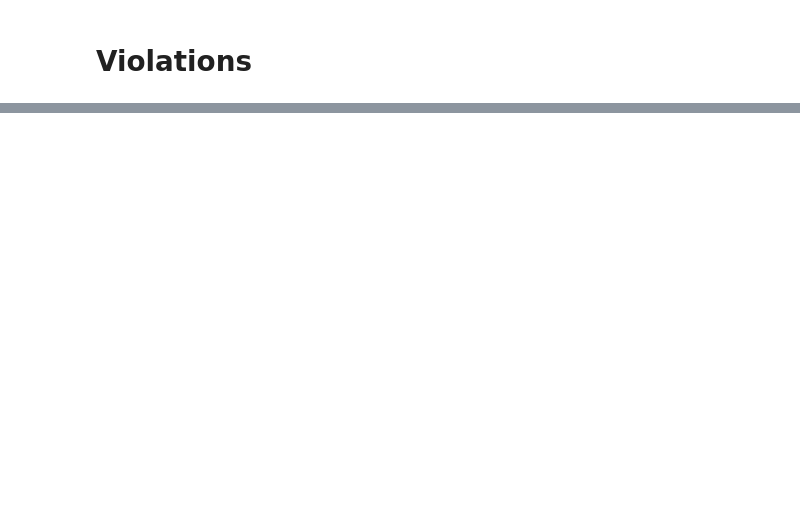
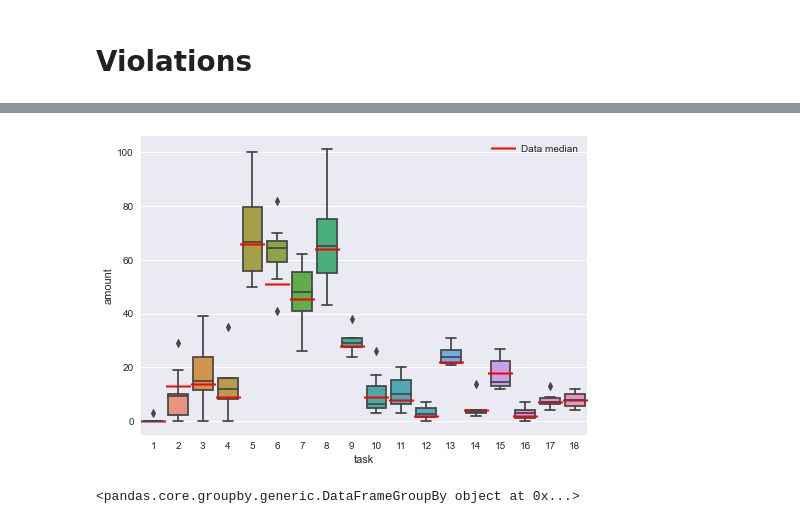
Before and after one commit to LinusOstlund/kex, a Jupyter notebook: main.ipynb, the cells around one changed output, grey strips where cells are left out. Cells and saved outputs as stored; diff of their text form; code cells hidden in the pictures; blank space fills up the shorter version.

```diff
--- a/main.ipynb
+++ b/main.ipynb
@@ -415,0 +421,65 @@ for tick, label in zip(pos, ax.get_xticklabels()):
+# %%
+# Plot all task with dataset median for one TA
+df = pd.read_csv("data/processed/student-violations-data.csv")
+
+df = df[df["ta"] != "Tobias"]
+df = df[df["ta"] != "Viola"]
+
+
+# for ta, data in df.groupby("ta"):
+#    plt.plot(data["amount"], data["violation"])
+
+# Compose dataframes
+violations = (
+    df.groupby(["task", "ta", "student"])["amount"].sum().to_frame().reset_index()
+)
+students = df.groupby(["task", "ta"])["student"].nunique().to_frame().reset_index()
+
+# TODO gör detta per ta blir väl en nästlad forloop?
+"""
+for task, _ in violations.loc[violations["task"]]
+    for ta, _ in violations.loc[violations["ta"]]
+"""
+df_task = violations.loc[violations["task"] == 18]
+df_ta = violations.loc[violations["ta"] == "Linus"]
+
+
+medians = (
+    df.groupby(["task", "ta", "student"])["amount"]
+    .sum()
+    .to_frame()
+    .reset_index()
+    .groupby(["task"])["amount"]
+    .median()
+    .to_frame()
+    .reset_index()
+)
+plt.plot(
+    medians["amount"],
+    "ro",
+    label="Data median",
+    marker="|",
+    markeredgewidth=25,
+    markersize=1.5,
+)
+ax = sn.boxplot(x="task", y="amount", data=df_ta)
+
+plt.legend()
+
+# nu krånglades denna
+[
+    df_ta.groupby(["task", "ta", "student"])["amount"]
+    .sum()
+    .to_frame()
+    .reset_index()
+    .groupby(["task"])["amount"]
+    .median()
+    - df.groupby(["task", "ta", "student"])["amount"] # minus :)
+    .sum()
+    .to_frame()
+    .reset_index()
+    .groupby(["task"])["amount"]
+    .median()
+]
+# medians["amount"]
+# %% [output]
@@ -415,0 +506,9 @@ for tick, label in zip(pos, ax.get_xticklabels()):
+[figure, added]
+# %%
+df_ta.groupby(["task", "ta","student"])["amount"].sum().to_frame().reset_index().groupby(["task"])["amount"].median()
+medians
+df.head(15)
+repos = df.groupby(["task", "ta", "student"])
+repos
+# %% [output]
+<pandas.core.groupby.generic.DataFrameGroupBy object at 0x...>
```
Also changed, not shown: parts of 11 cells of this notebook.
